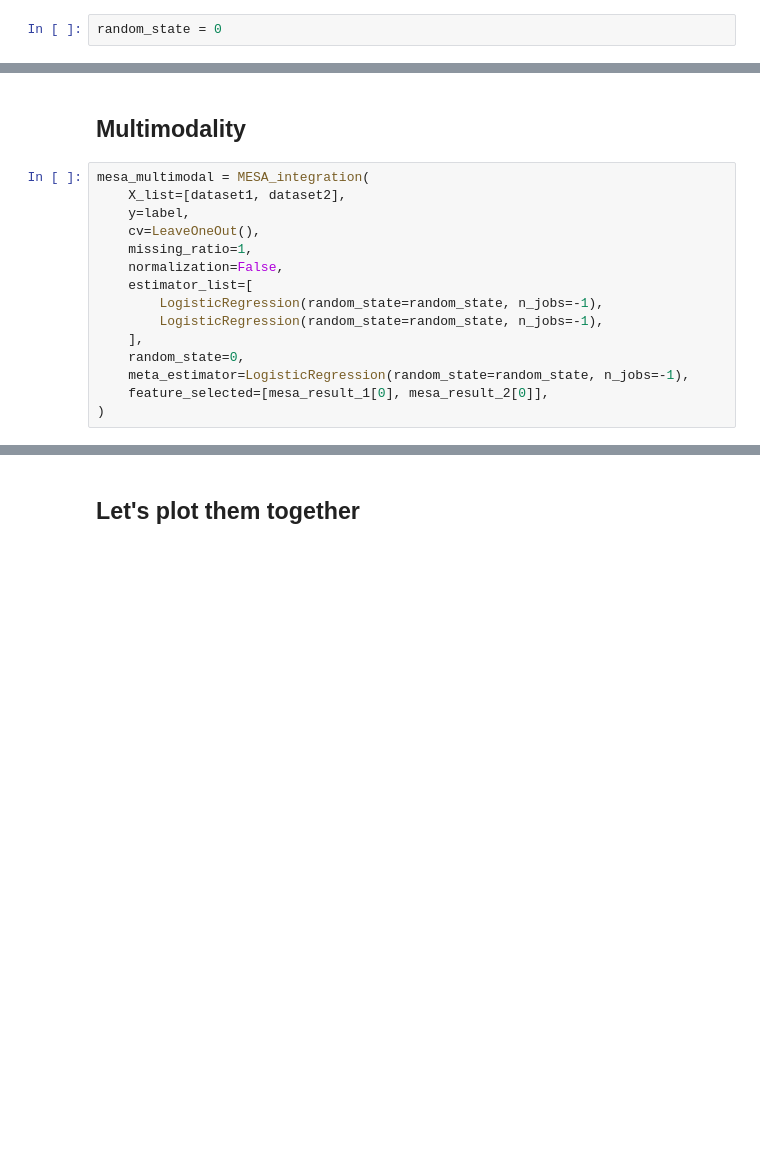
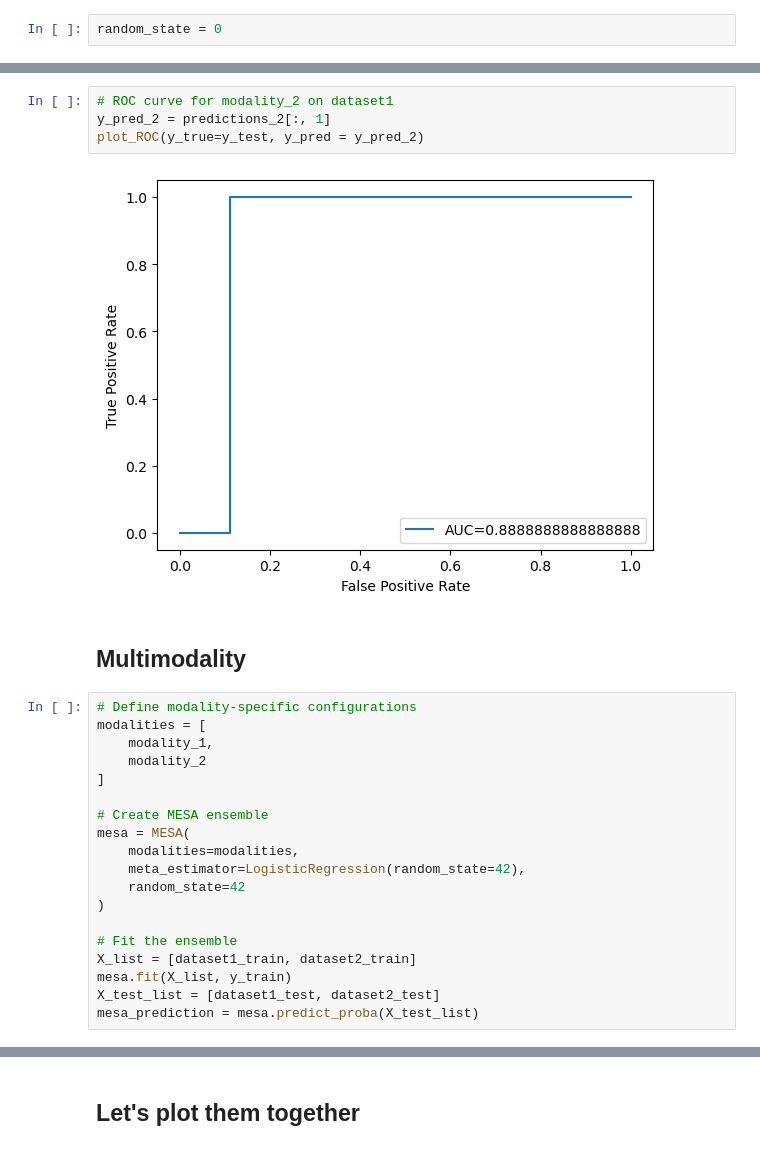
Before and after one commit to ChaorongC/mesa_cfdna, a Jupyter notebook: demo.ipynb, the cells around one changed output, grey strips where cells are left out. Cells and saved outputs as stored; diff of their text form; blank space fills up the shorter version.

```diff
--- a/demo.ipynb
+++ b/demo.ipynb
@@ -146,18 +340,28 @@ plot_ROC(mesa_single_summary_2[0], mesa_single_summary_2[1][1])
+# %%
+# ROC curve for modality_2 on dataset1
+y_pred_2 = predictions_2[:, 1]
+plot_ROC(y_true=y_test, y_pred = y_pred_2)
+# %% [output]
+[figure, added]
 # %% [markdown]
 ## Multimodality
 # %%
-mesa_multimodal = MESA_integration(
-    X_list=[dataset1, dataset2],
-    y=label,
-    cv=LeaveOneOut(),
-    missing_ratio=1,
-    normalization=False,
-    estimator_list=[
-        LogisticRegression(random_state=random_state, n_jobs=-1),
-        LogisticRegression(random_state=random_state, n_jobs=-1),
-    ],
-    random_state=0,
-    meta_estimator=LogisticRegression(random_state=random_state, n_jobs=-1),
-    feature_selected=[mesa_result_1[0], mesa_result_2[0]],
+# Define modality-specific configurations
+modalities = [
+    modality_1,
+    modality_2
+]
+
+# Create MESA ensemble
+mesa = MESA(
+    modalities=modalities,
+    meta_estimator=LogisticRegression(random_state=42),
+    random_state=42
 )
+
+# Fit the ensemble
+X_list = [dataset1_train, dataset2_train]
+mesa.fit(X_list, y_train)
+X_test_list = [dataset1_test, dataset2_test]
+mesa_prediction = mesa.predict_proba(X_test_list)
 # %%
```
Also changed, not shown: parts of 17 cells of this notebook, 1 other file.
